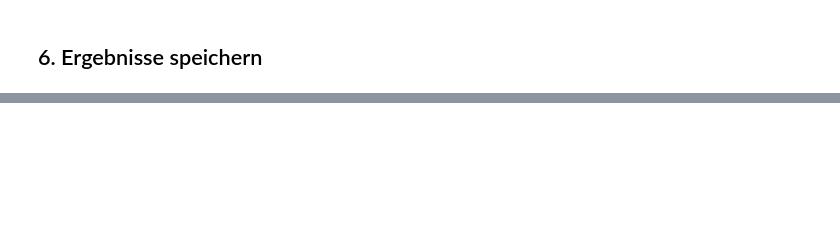
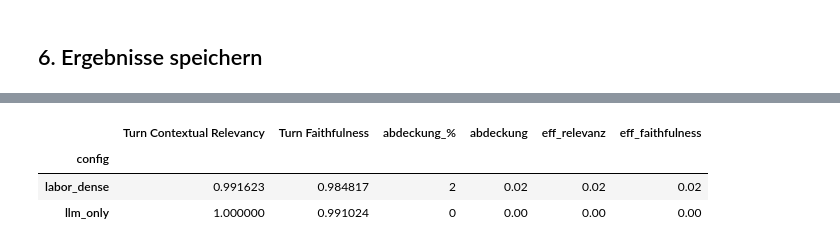
Before and after one commit to JannisFink01/code, a Jupyter notebook: visualization/rq2.ipynb, the cells around one changed output, grey strips where cells are left out. Drawn from its saved outputs; the diff is of its cells as text; code cells hidden in the pictures; blank space fills up the shorter version.

```diff
--- a/visualization/rq2.ipynb
+++ b/visualization/rq2.ipynb
@@ -123,0 +140,16 @@ print("gespeichert: rq2_metrik_stats.csv, rq2_konfiguration_ranking.csv, rq2_ret
+# %%
+# Metrik-Mittelwerte je Config (aus den RQ2-Eval-CSVs)
+m = (df[df.metrik.isin(RAG_METRIKEN)].dropna(subset=["score"])
+     .pivot_table(index="config", columns="metrik", values="score", aggfunc="mean"))
+
+# mit der Abdeckung zusammenfuehren
+comb = m.merge(cov.set_index("config")[["abdeckung_%"]], left_index=True, right_index=True)
+comb["abdeckung"] = comb["abdeckung_%"] / 100
+comb["eff_relevanz"]     = (comb["abdeckung"] * comb["Turn Contextual Relevancy"]).round(3)
+comb["eff_faithfulness"] = (comb["abdeckung"] * comb["Turn Faithfulness"]).round(3)
+comb.sort_values("eff_relevanz", ascending=False)
+# %% [output]
+|  | Turn Contextual Relevancy | Turn Faithfulness | abdeckung_% | abdeckung | eff_relevanz | eff_faithfulness |
+| config |  |  |  |  |  |  |
+| labor_dense | 0.991623 | 0.984817 | 2 | 0.02 | 0.02 | 0.02 |
+| llm_only | 1.000000 | 0.991024 | 0 | 0.00 | 0.00 | 0.00 |
```
Also changed, not shown: parts of 9 cells of this notebook, 21 other files.
